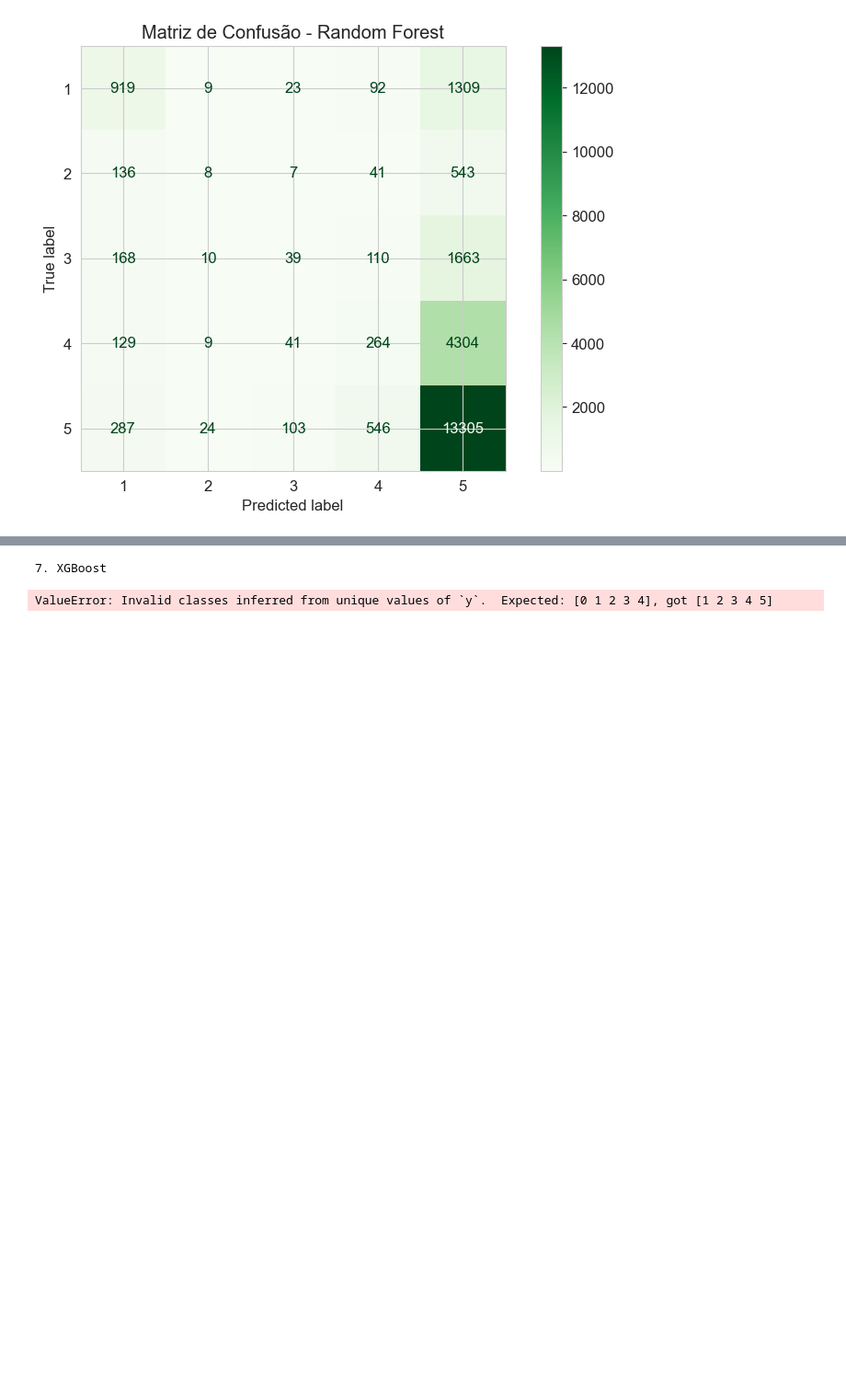
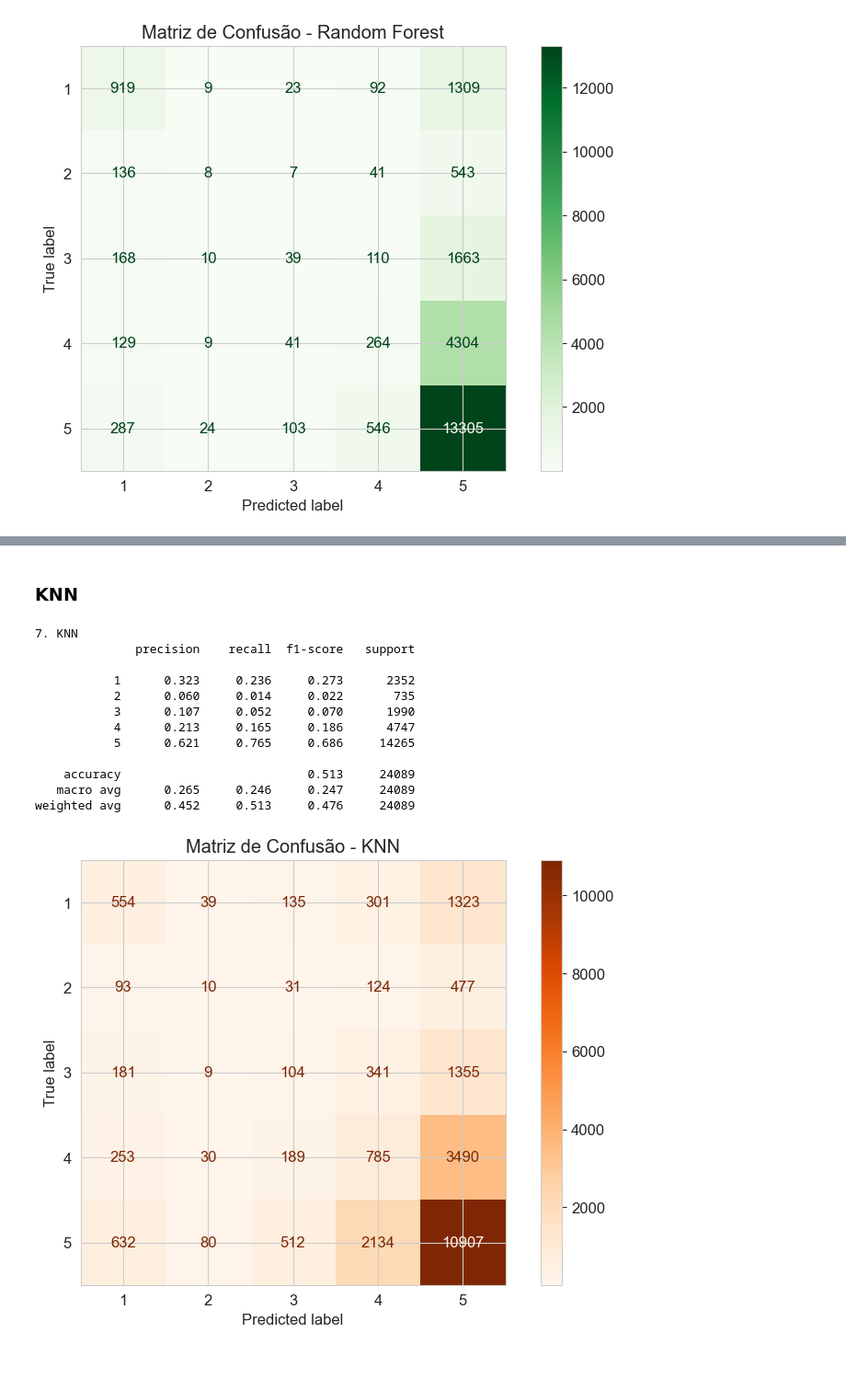
Before and after one commit to C-dS-R/CiencDads-Proj2, a Jupyter notebook: Copy_of_Trabalho_Olist.ipynb, the cells around one changed output, grey strips where cells are left out. Shown at 92% size. Saved outputs shown, nothing was run; the diff lists cells and outputs as text; code cells hidden in the pictures; blank space fills up the shorter version.

```diff
--- a/Copy_of_Trabalho_Olist.ipynb
+++ b/Copy_of_Trabalho_Olist.ipynb
@@ -1655,18 +1619,31 @@ weighted avg      0.496     0.603     0.512     24089
+# %% [markdown]
+### KNN
 # %%
-# 7. XGBoost (caso disponível)
-try:
-    print("\n7. XGBoost")
-    xgb = XGBClassifier(use_label_encoder=False, eval_metric='mlogloss', random_state=42)
-    xgb.fit(X_train, y_train)
-    y_pred_xgb = xgb.predict(X_test)
-    print(classification_report(y_test, y_pred_xgb, digits=3))
-    ConfusionMatrixDisplay(confusion_matrix(y_test, y_pred_xgb), display_labels=xgb.classes_).plot(cmap='Oranges')
-    plt.title("Matriz de Confusão - XGBoost")
-    plt.show()
-except ImportError:
-    print("XGBoost não instalado. Pule esta etapa.")
+from sklearn.neighbors import KNeighborsClassifier
+
+# 7. KNN
+print("\n7. KNN")
+knn = KNeighborsClassifier(n_neighbors=5)
+knn.fit(X_train, y_train)
+y_pred_knn = knn.predict(X_test)
+
+print(classification_report(y_test, y_pred_knn, digits=3))
+ConfusionMatrixDisplay(confusion_matrix(y_test, y_pred_knn), display_labels=knn.classes_).plot(cmap='Oranges')
+plt.title("Matriz de Confusão - KNN")
+plt.show()
 # %% [output]
-7. XGBoost
+7. KNN
+              precision    recall  f1-score   support
+
+           1      0.323     0.236     0.273      2352
+           2      0.060     0.014     0.022       735
+           3      0.107     0.052     0.070      1990
+           4      0.213     0.165     0.186      4747
+           5      0.621     0.765     0.686     14265
+
+    accuracy                          0.513     24089
+   macro avg      0.265     0.246     0.247     24089
+weighted avg      0.452     0.513     0.476     24089
-ValueError: Invalid classes inferred from unique values of `y`.  Expected: [0 1 2 3 4], got [1 2 3 4 5]
+[figure, added]
 # %% [markdown]
 ###
```
Also changed, not shown: parts of 9 cells of this notebook.
